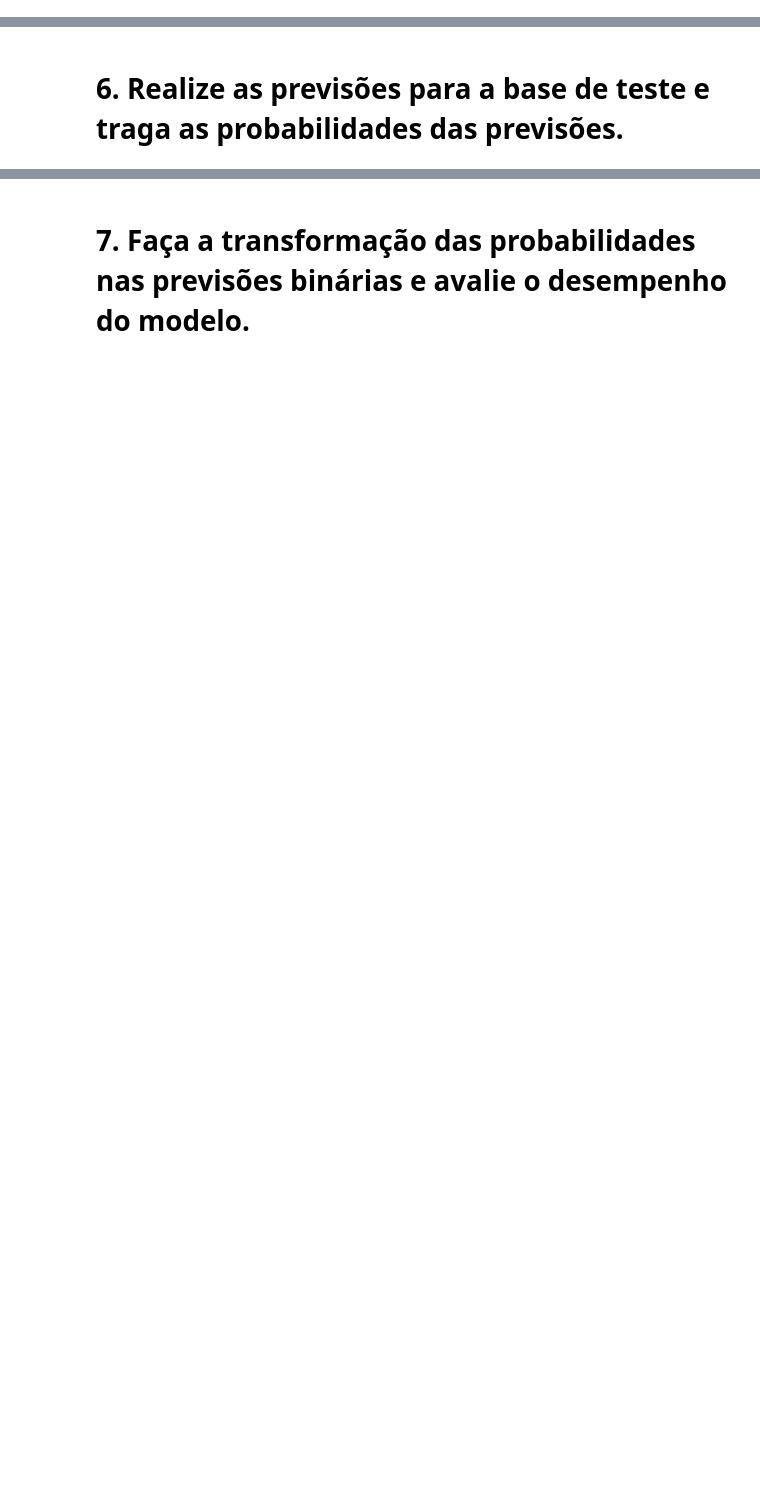
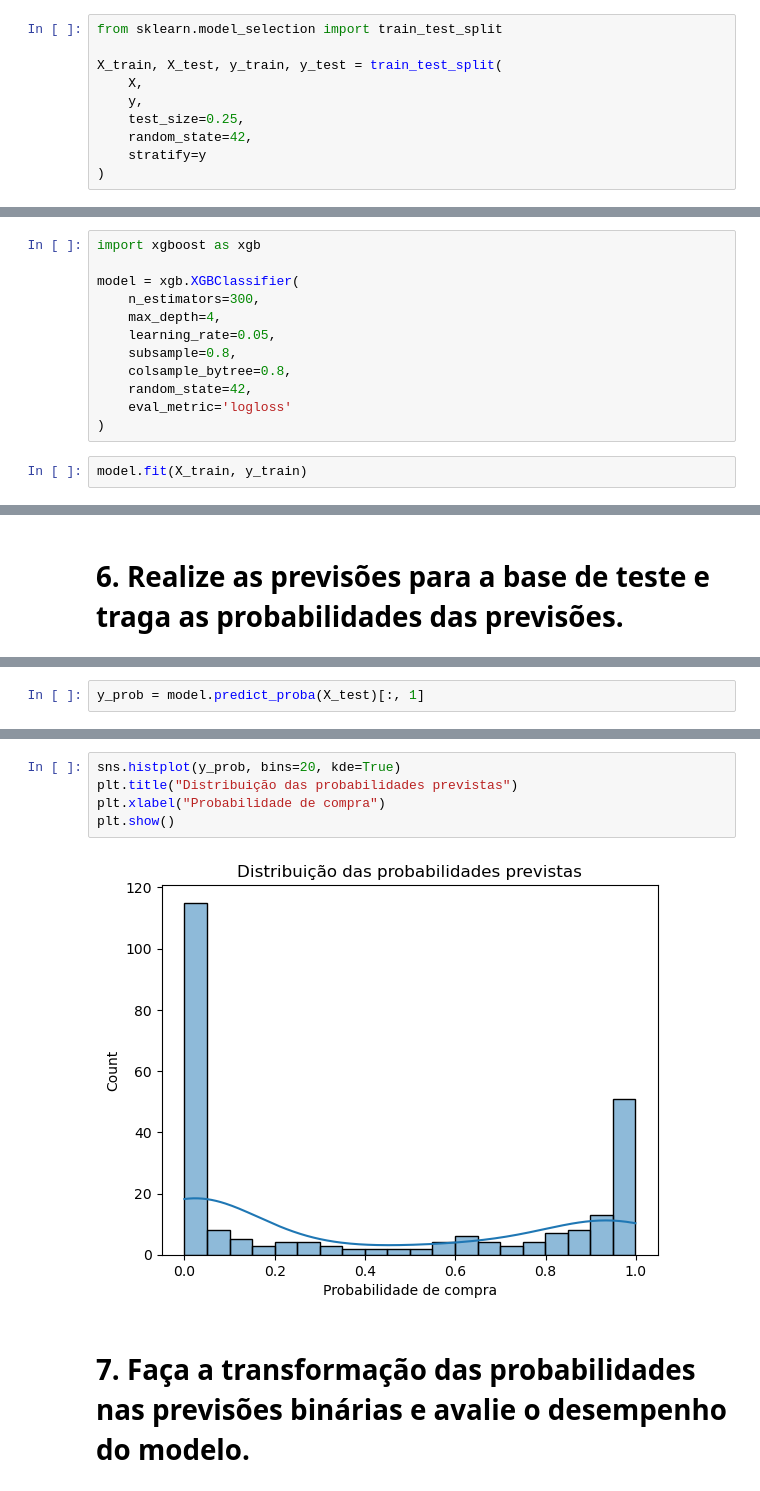
Before and after one commit to henry842/CarPurchaseXGBoost, a Jupyter notebook: MOD39_EXERCICIO.ipynb, the cells around one changed output, grey strips where cells are left out. Drawn from its saved outputs; the diff is of its cells as text; blank space fills up the shorter version.

```diff
--- a/MOD39_EXERCICIO.ipynb
+++ b/MOD39_EXERCICIO.ipynb
@@ -71,0 +144,10 @@ df = df.drop(columns=['ID'], errors='ignore')
+# %%
+from sklearn.model_selection import train_test_split
+
+X_train, X_test, y_train, y_test = train_test_split(
+    X,
+    y,
+    test_size=0.25,
+    random_state=42,
+    stratify=y
+)
@@ -76,0 +175,14 @@ Pesquise alguns hyperparametros na bibllioteca para utilizar, utilize ao menos 2
+# %%
+import xgboost as xgb
+
+model = xgb.XGBClassifier(
+    n_estimators=300,
+    max_depth=4,
+    learning_rate=0.05,
+    subsample=0.8,
+    colsample_bytree=0.8,
+    random_state=42,
+    eval_metric='logloss'
+)
+# %%
+model.fit(X_train, y_train)
@@ -80,0 +208,2 @@ Pesquise alguns hyperparametros na bibllioteca para utilizar, utilize ao menos 2
+# %%
+y_prob = model.predict_proba(X_test)[:, 1]
@@ -81,2 +216,9 @@ Pesquise alguns hyperparametros na bibllioteca para utilizar, utilize ao menos 2
+# %%
+sns.histplot(y_prob, bins=20, kde=True)
+plt.title("Distribuição das probabilidades previstas")
+plt.xlabel("Probabilidade de compra")
+plt.show()
+# %% [output]
+[figure, added]
 # %% [markdown]
 # 7. Faça a transformação das probabilidades nas previsões binárias e avalie o desempenho do modelo.
```
Also changed, not shown: parts of 26 cells of this notebook.
